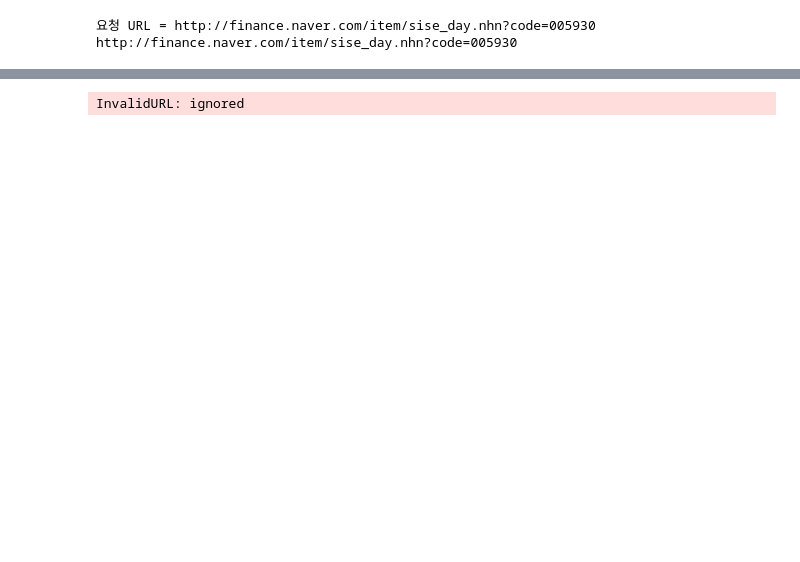
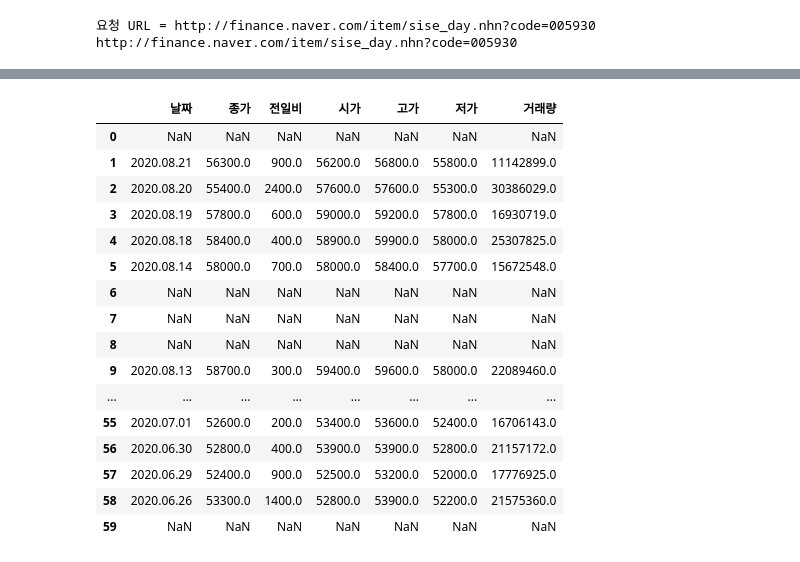
Before and after one commit to danbikiki/machine-learning, a Jupyter notebook: 네이버_금융_크롤링.ipynb, the cells around one changed output, grey strips where cells are left out. Saved outputs shown, nothing was run; the diff lists cells and outputs as text; code cells hidden in the pictures; blank space fills up the shorter version.

```diff
--- a/네이버_금융_크롤링.ipynb
+++ b/네이버_금융_크롤링.ipynb
@@ -176,7 +174,20 @@ InvalidURL: ignored
-# %%
-df=pd.DataFrame()
-for i in range(1,5):
-  pg_url='{url}&amp;page={page}'.format(url=url,page=i)
-  df=df.append(pd.read_html(pg_url,header=0)[0],ignore_index=True)
-# %% [output]
-InvalidURL: ignored
+# %%
+df
+# %% [output]
+|  | 날짜 | 종가 | 전일비 | 시가 | 고가 | 저가 | 거래량 |
+| 0 | NaN | NaN | NaN | NaN | NaN | NaN | NaN |
+| 1 | 2020.08.21 | 56300.0 | 900.0 | 56200.0 | 56800.0 | 55800.0 | 11142899.0 |
+| 2 | 2020.08.20 | 55400.0 | 2400.0 | 57600.0 | 57600.0 | 55300.0 | 30386029.0 |
+| 3 | 2020.08.19 | 57800.0 | 600.0 | 59000.0 | 59200.0 | 57800.0 | 16930719.0 |
+| 4 | 2020.08.18 | 58400.0 | 400.0 | 58900.0 | 59900.0 | 58000.0 | 25307825.0 |
+| 5 | 2020.08.14 | 58000.0 | 700.0 | 58000.0 | 58400.0 | 57700.0 | 15672548.0 |
+| 6 | NaN | NaN | NaN | NaN | NaN | NaN | NaN |
+| 7 | NaN | NaN | NaN | NaN | NaN | NaN | NaN |
+| 8 | NaN | NaN | NaN | NaN | NaN | NaN | NaN |
+| 9 | 2020.08.13 | 58700.0 | 300.0 | 59400.0 | 59600.0 | 58000.0 | 22089460.0 |
+| ... | ... | ... | ... | ... | ... | ... | ... |
+| 55 | 2020.07.01 | 52600.0 | 200.0 | 53400.0 | 53600.0 | 52400.0 | 16706143.0 |
+| 56 | 2020.06.30 | 52800.0 | 400.0 | 53900.0 | 53900.0 | 52800.0 | 21157172.0 |
+| 57 | 2020.06.29 | 52400.0 | 900.0 | 52500.0 | 53200.0 | 52000.0 | 17776925.0 |
+| 58 | 2020.06.26 | 53300.0 | 1400.0 | 52800.0 | 53900.0 | 52200.0 | 21575360.0 |
+| 59 | NaN | NaN | NaN | NaN | NaN | NaN | NaN |
```
Also changed, not shown: parts of 2 cells of this notebook.
